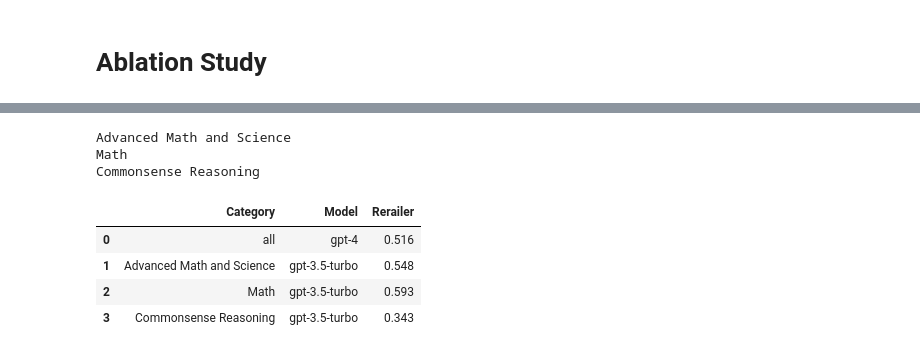
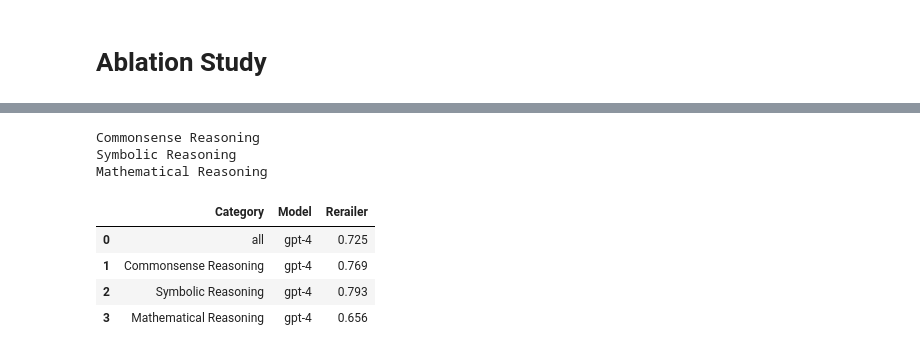
Before and after one commit to wan19990901/CoT_rerailer, a Jupyter notebook: src/Evaluation.ipynb, the cells around one changed output, grey strips where cells are left out. Saved outputs shown, nothing was run; the diff lists cells and outputs as text; code cells hidden in the pictures.

```diff
--- a/src/Evaluation.ipynb
+++ b/src/Evaluation.ipynb
@@ -412,6 +454,6 @@ def compute_results_ab(df):
     }
     return result_dict
 # %%
-df_no_debate = pd.read_csv('../result/ablation_study/df_final_no_debate.csv')
-df_no_debate
+df_derail_only = pd.read_csv('../result/ablation_study/aba_df_derail_only.csv')
+df_derail_only
 # %% [output]
@@ -431,37 +473,62 @@ df_no_debate
 # %%
 category_mapping = {
-    'Math': ['Math', 'elementary_mathematics', 'high_school_statistics', 'abstract_algebra', 'formal_logic'],
-    'Advanced Math and Science': ['Challenging Math', 'college_biology', 'college_physics', 'college_medicine', 'college_chemistry', 'college_mathematics','college_computer_science', 'electrical_engineering','professional_accounting'],
-    'Commonsense Reasoning': ['disambiguation_qa', 'jurisprudence', 'date_understanding', 'professional_law', 'international_law', 'philosophy', 'business_ethics']
+    'Mathematical Reasoning': [
+        'Math',
+        'elementary_mathematics',
+        'high_school_statistics',
+        'abstract_algebra',
+        'Challenging Math',
+        'college_mathematics',
+        'professional_accounting'
+    ],
+    'Symbolic Reasoning': [
+        'formal_logic',
+        'college_computer_science',
+        'college_physics',
+        'electrical_engineering',
+        'college_chemistry'
+    ],
+    'Commonsense Reasoning': [
+        'disambiguation_qa',
+        'jurisprudence',
+        'date_understanding',
+        'professional_law',
+        'international_law',
+        'philosophy',
+        'business_ethics',
+        'college_biology',
+        'college_medicine'
+    ]
 }
+
 reverse_mapping = {}
 for new_cat, old_cats in category_mapping.items():
     for old_cat in old_cats:
         reverse_mapping[old_cat] = new_cat
 
 # Map the old categories to new categories
-df_no_debate['Big_Category'] = df_no_debate['Category'].map(reverse_mapping)
+df_derail_only['Big_Category'] = df_derail_only['Category'].map(reverse_mapping)
 results_li = []
-result = compute_results_ab(df_no_debate)
+result = compute_results_ab(df_derail_only)
 result['Model'] = 'gpt-4'
 result['Category'] = 'all'
 results_li.append(pd.DataFrame(result, index=[0]))
-for cate in set(df_no_debate.Big_Category.tolist()):
+for cate in set(df_derail_only.Big_Category.tolist()):
     print(cate)
-    df_temp = df_no_debate[df_no_debate['Big_Category']==cate]
+    df_temp = df_derail_only[df_derail_only['Big_Category']==cate]
     result = compute_results_ab(df_temp)
-    result['Model'] = 'gpt-3.5-turbo'
+    result['Model'] = 'gpt-4'
     result['Category'] = cate
     results_li.append(pd.DataFrame(result, index=[0]))
-df_no_debate_result = pd.concat(results_li,ignore_index=True)[['Category','Model','Rerailer']]
-df_no_debate_result
+df_derail_only_result = pd.concat(results_li,ignore_index=True)[['Category','Model','Rerailer']]
+df_derail_only_result
 # %% [output]
-Advanced Math and Science
-Math
 Commonsense Reasoning
+Symbolic Reasoning
+Mathematical Reasoning
 |  | Category | Model | Rerailer |
-| 0 | all | gpt-4 | 0.516 |
-| 1 | Advanced Math and Science | gpt-3.5-turbo | 0.548 |
-| 2 | Math | gpt-3.5-turbo | 0.593 |
-| 3 | Commonsense Reasoning | gpt-3.5-turbo | 0.343 |
+| 0 | all | gpt-4 | 0.725 |
+| 1 | Commonsense Reasoning | gpt-4 | 0.769 |
+| 2 | Symbolic Reasoning | gpt-4 | 0.793 |
+| 3 | Mathematical Reasoning | gpt-4 | 0.656 |
 # %%
```
Also changed, not shown: parts of 16 cells of this notebook, 9 other files.
